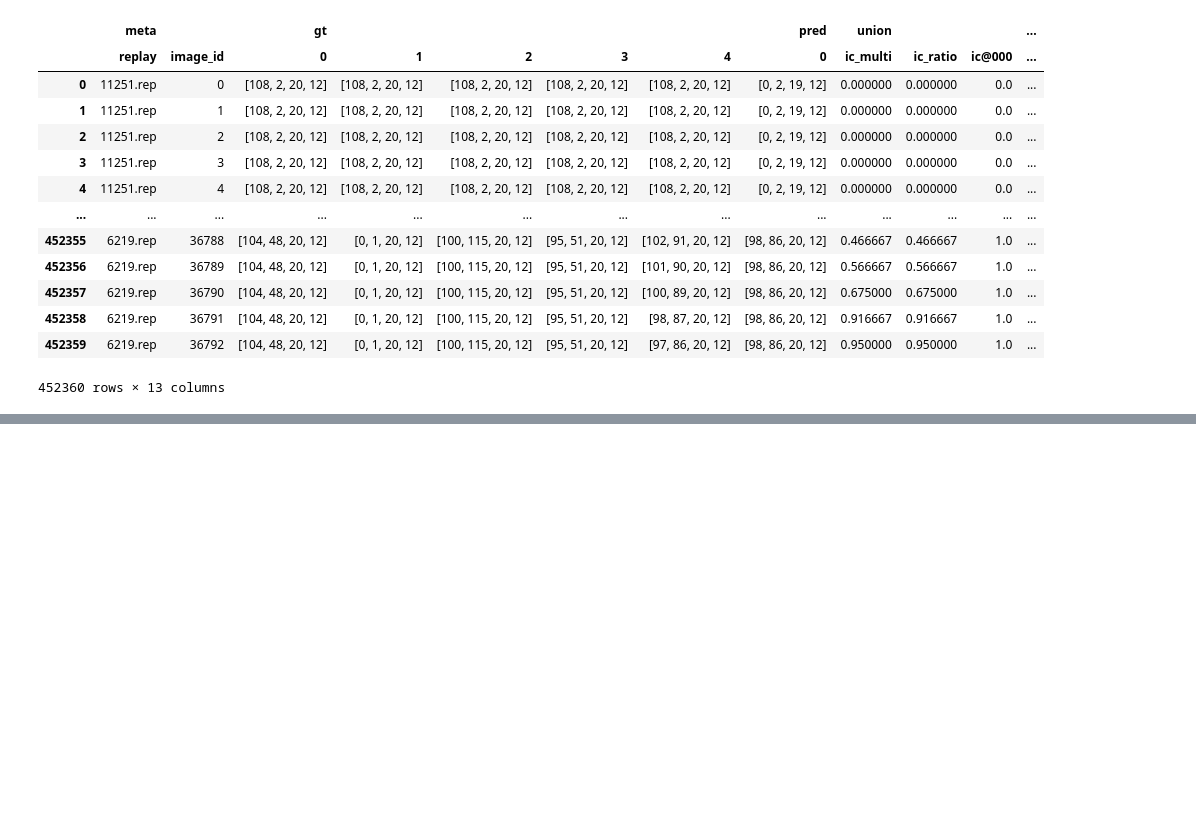
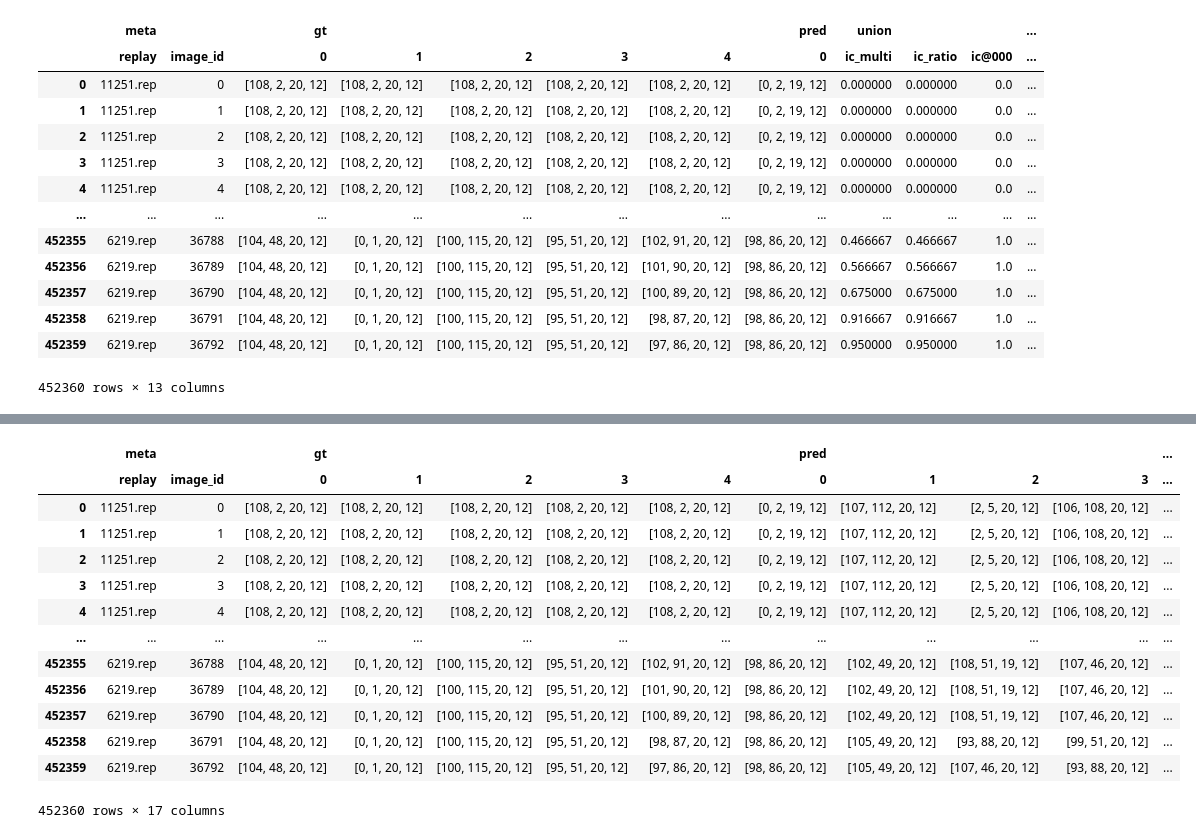
Before and after one commit to baecm/starcraft-vision, a Jupyter notebook: notebooks/inference_viewer copy.ipynb, the cells around one changed output, grey strips where cells are left out. Saved outputs shown, nothing was run; the diff lists cells and outputs as text; code cells hidden in the pictures; blank space fills up the shorter version.

Commit message:
wip: metric

```diff
--- a/notebooks/inference_viewer copy.ipynb
+++ b/notebooks/inference_viewer copy.ipynb
@@ -586,2 +573,27 @@ def compute_total_intersection_percent(out: pd.DataFrame):
 # %%
 # compute_total_intersection_percent(out)
+# %%
+top5_annotation_prediction_kbrs = dataframe_topk_score(annotation_prediction_kbrs, K=5)
+# %%
+top5_annotation_prediction_kbrs["idx"] = top5_annotation_prediction_kbrs.groupby(["replay", "image_id"]).cumcount()  # 0~4 인덱스 생성
+wide_prediction_kbrs_top5 = top5_annotation_prediction_kbrs.pivot(index=["replay", "image_id"], columns="idx", values="bbox")
+wide_prediction_kbrs_top5.columns = [f"pred_{i}" for i in wide_prediction_kbrs_top5.columns]
+wide_prediction_kbrs_top5.reset_index(inplace=True)
+# %%
+result_inference_kbrs_top5 = pd.merge(wide_ground_truth, wide_prediction_kbrs_top5, on=["replay", "image_id"], how="outer")
+result_inference_kbrs_top5 = result_inference_kbrs_top5.bfill()
+result_inference_kbrs_top5 = result_inference_kbrs_top5.dropna()
+
+new_cols = []
+for c in result_inference_kbrs_top5.columns:
+    if c in ('replay', 'image_id'):
+        new_cols.append(('meta', c))
+    elif c.startswith('gt_'):
+        new_cols.append(('gt', c.split('_')[1]))
+    elif c.startswith('pred_'):
+        new_cols.append(('pred', c.split('_')[1]))
+    else:
+        new_cols.append(('other', c))  # fallback
+
+result_inference_kbrs_top5.columns = pd.MultiIndex.from_tuples(new_cols)
+result_inference_kbrs_top5.head()
@@ -587,0 +608,25 @@ def compute_total_intersection_percent(out: pd.DataFrame):
+# %%
+out_kbrs_top5 = add_union_metrics_parallel(
+    result_inference_kbrs_top5,
+    gt_cols = (("gt", "0"), ("gt", "1"), ("gt", "2"), ("gt", "3"), ("gt", "4")),
+    pred_cols = (("pred", "0"), ("pred", "1"), ("pred", "2")),
+    use_bbox_size=False,
+    thresholds=(0.0, 0.3, 0.5)
+)
+# %%
+out_kbrs_top5
+# %% [output]
+|  | meta |  | gt |  |  |  |  | pred |  |  |  | ... |
+|  | replay | image_id | 0 | 1 | 2 | 3 | 4 | 0 | 1 | 2 | 3 | ... |
+| 0 | 11251.rep | 0 | [108, 2, 20, 12] | [108, 2, 20, 12] | [108, 2, 20, 12] | [108, 2, 20, 12] | [108, 2, 20, 12] | [0, 2, 19, 12] | [107, 112, 20, 12] | [2, 5, 20, 12] | [106, 108, 20, 12] | ... |
+| 1 | 11251.rep | 1 | [108, 2, 20, 12] | [108, 2, 20, 12] | [108, 2, 20, 12] | [108, 2, 20, 12] | [108, 2, 20, 12] | [0, 2, 19, 12] | [107, 112, 20, 12] | [2, 5, 20, 12] | [106, 108, 20, 12] | ... |
+| 2 | 11251.rep | 2 | [108, 2, 20, 12] | [108, 2, 20, 12] | [108, 2, 20, 12] | [108, 2, 20, 12] | [108, 2, 20, 12] | [0, 2, 19, 12] | [107, 112, 20, 12] | [2, 5, 20, 12] | [106, 108, 20, 12] | ... |
+| 3 | 11251.rep | 3 | [108, 2, 20, 12] | [108, 2, 20, 12] | [108, 2, 20, 12] | [108, 2, 20, 12] | [108, 2, 20, 12] | [0, 2, 19, 12] | [107, 112, 20, 12] | [2, 5, 20, 12] | [106, 108, 20, 12] | ... |
+| 4 | 11251.rep | 4 | [108, 2, 20, 12] | [108, 2, 20, 12] | [108, 2, 20, 12] | [108, 2, 20, 12] | [108, 2, 20, 12] | [0, 2, 19, 12] | [107, 112, 20, 12] | [2, 5, 20, 12] | [106, 108, 20, 12] | ... |
+| ... | ... | ... | ... | ... | ... | ... | ... | ... | ... | ... | ... | ... |
+| 452355 | 6219.rep | 36788 | [104, 48, 20, 12] | [0, 1, 20, 12] | [100, 115, 20, 12] | [95, 51, 20, 12] | [102, 91, 20, 12] | [98, 86, 20, 12] | [102, 49, 20, 12] | [108, 51, 19, 12] | [107, 46, 20, 12] | ... |
+| 452356 | 6219.rep | 36789 | [104, 48, 20, 12] | [0, 1, 20, 12] | [100, 115, 20, 12] | [95, 51, 20, 12] | [101, 90, 20, 12] | [98, 86, 20, 12] | [102, 49, 20, 12] | [108, 51, 19, 12] | [107, 46, 20, 12] | ... |
+| 452357 | 6219.rep | 36790 | [104, 48, 20, 12] | [0, 1, 20, 12] | [100, 115, 20, 12] | [95, 51, 20, 12] | [100, 89, 20, 12] | [98, 86, 20, 12] | [102, 49, 20, 12] | [108, 51, 19, 12] | [107, 46, 20, 12] | ... |
+| 452358 | 6219.rep | 36791 | [104, 48, 20, 12] | [0, 1, 20, 12] | [100, 115, 20, 12] | [95, 51, 20, 12] | [98, 87, 20, 12] | [98, 86, 20, 12] | [105, 49, 20, 12] | [93, 88, 20, 12] | [99, 51, 20, 12] | ... |
+| 452359 | 6219.rep | 36792 | [104, 48, 20, 12] | [0, 1, 20, 12] | [100, 115, 20, 12] | [95, 51, 20, 12] | [97, 86, 20, 12] | [98, 86, 20, 12] | [105, 49, 20, 12] | [107, 46, 20, 12] | [93, 88, 20, 12] | ... |
+452360 rows × 17 columns
```
Also changed, not shown: parts of 26 cells of this notebook.
